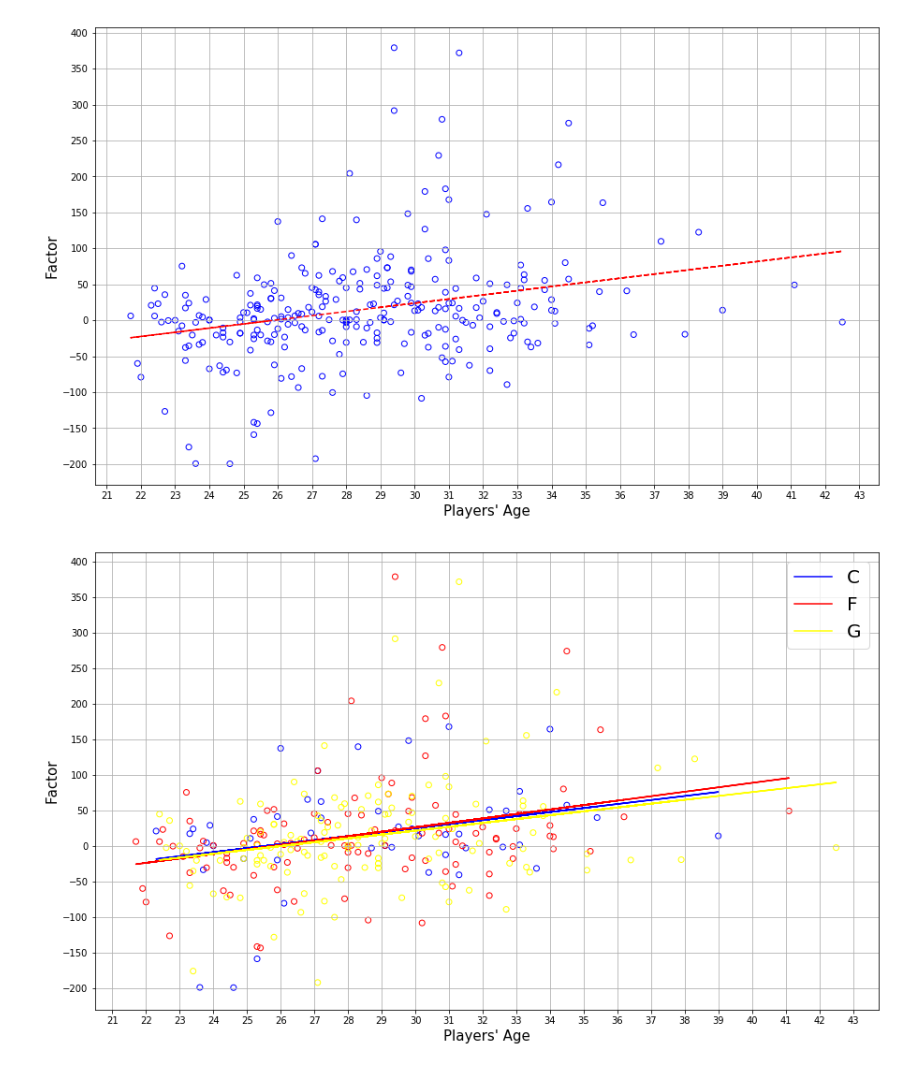
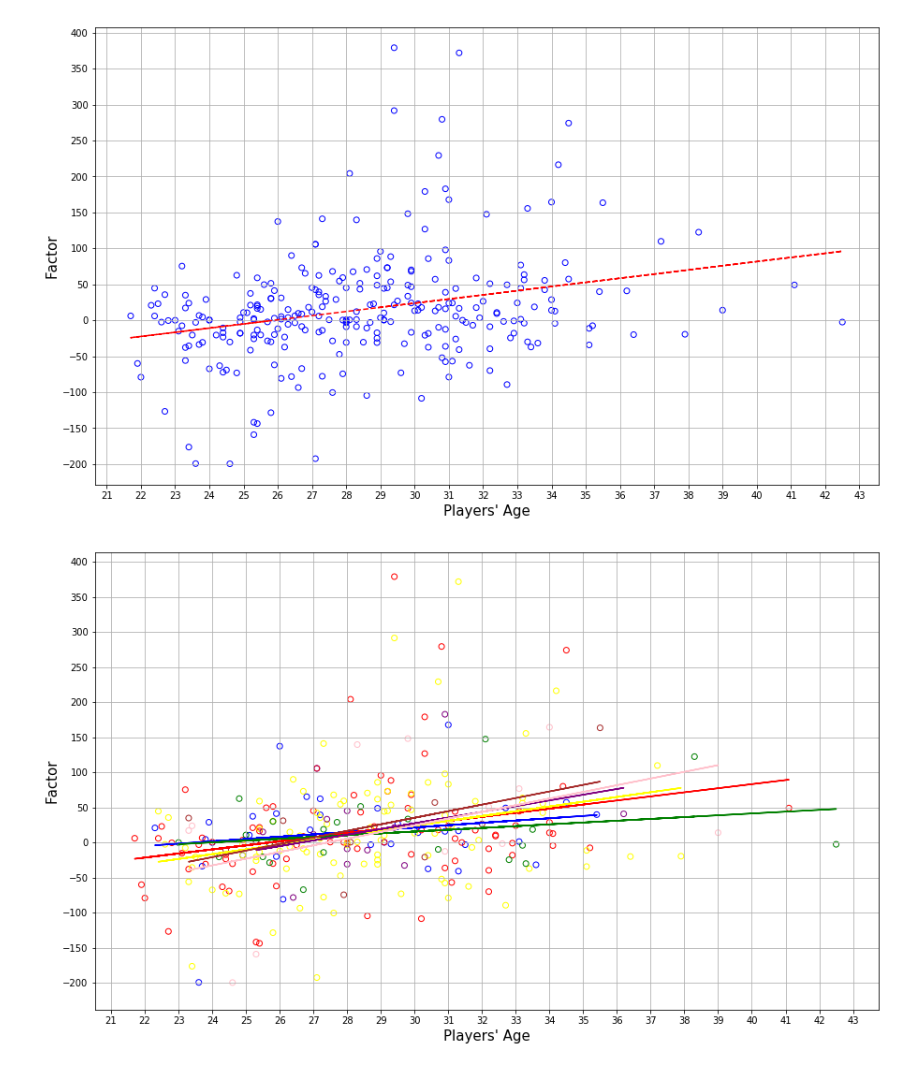
Before and after one commit to Fernandarangel23/Project-1---The-Jordans, a Jupyter notebook: NBA_Analysis.ipynb, the cells around one changed output. Cells and saved outputs as stored; diff of their text form; code cells hidden in the pictures.

Commit message:
update plot

```diff
--- a/NBA_Analysis.ipynb
+++ b/NBA_Analysis.ipynb
@@ -28,10 +28,10 @@ C-F    12
 F-G     9
 Name: Position, dtype: int64
 # %%
-df["Position"].replace("G-F", "G", inplace=True)
-df["Position"].replace("F-C", "F", inplace=True)
-df["Position"].replace("C-F", "C", inplace=True)
-df["Position"].replace("F-G", "F", inplace=True)
+#df["Position"].replace("G-F", "G", inplace=True)
+#df["Position"].replace("F-C", "F", inplace=True)
+#df["Position"].replace("C-F", "C", inplace=True)
+#df["Position"].replace("F-G", "F", inplace=True)
 # %%
 df["Position"].value_counts()
 # %% [output]
@@ -66,6 +70,10 @@ plt.show()
 c = df.loc[df["Position"] == "C"]
 f = df.loc[df["Position"] == "F"]
 g = df.loc[df["Position"] == "G"]
+gf = df.loc[df["Position"] == "G-F"]
+fc = df.loc[df["Position"] == "F-C"]
+cf = df.loc[df["Position"] == "C-F"]
+fg = df.loc[df["Position"] == "F-G"]
 
 x1 = c["Age"]
 y1 = c["Factor"]
@@ -73,34 +81,65 @@ x2 = f["Age"]
 y2 = f["Factor"]
 x3 = g["Age"]
 y3 = g["Factor"]
+x4 = gf["Age"]
+y4 = gf["Factor"]
+x5 = fc["Age"]
+y5 = fc["Factor"]
+x6 = cf["Age"]
+y6 = cf["Factor"]
+x7 = fg["Age"]
+y7 = fg["Factor"]
 
 plt.scatter(x1, y1, facecolors = "none", edgecolors = "blue")
 fig2 = plt.gcf()
 z1 = np.polyfit(x1, y1, 1)
 p1 = np.poly1d(z1)
 plt.plot(x1,p1(x1),"b-")
 
 ax2 = fig2.add_subplot(111)
 ax2.scatter(x2, y2, facecolors = "none", edgecolors = "red")
 z2 = np.polyfit(x2, y2, 1)
 p2 = np.poly1d(z2)
 plt.plot(x2,p2(x2),"r-")
 
 ax3 = fig2.add_subplot(111)
 ax3.scatter(x3, y3, facecolors = "none", edgecolors = "yellow")
 z3 = np.polyfit(x3, y3, 1)
 p3 = np.poly1d(z3)
-plt.plot(x3,p3(x3),"y-", color = "yellow")
+plt.plot(x3,p3(x3),"-", color = "yellow")
+
+ax4 = fig2.add_subplot(111)
+ax4.scatter(x4, y4, facecolors = "none", edgecolors = "green")
+z4 = np.polyfit(x4, y4, 1)
+p4 = np.poly1d(z4)
+plt.plot(x4,p4(x4),"g-")
+
+ax5 = fig2.add_subplot(111)
+ax5.scatter(x5, y5, facecolors = "none", edgecolors = "purple")
+z5 = np.polyfit(x5, y5, 1)
+p5 = np.poly1d(z5)
+plt.plot(x5,p5(x5),"-", color = "purple")
+
+ax6 = fig2.add_subplot(111)
+ax6.scatter(x6, y6, facecolors = "none", edgecolors = "pink")
+z6 = np.polyfit(x6, y6, 1)
+p6 = np.poly1d(z6)
+plt.plot(x6,p6(x6),"-", color = "pink")
+
+ax7 = fig2.add_subplot(111)
+ax7.scatter(x7, y7, facecolors = "none", edgecolors = "brown")
+z7 = np.polyfit(x7, y7, 1)
+p7 = np.poly1d(z7)
+plt.plot(x7,p7(x7),"-", color = "brown")
 
 plt.xticks(x_axis)
 plt.yticks(y_axis)
 plt.xlabel("Players' Age", fontsize = 15)
 plt.ylabel("Factor", fontsize = 15)
 
 fig2.set_size_inches(15, 9)
 positions = ["C", "F", "G"]
-plt.legend(labels = positions, loc = "upper right", prop = {"size" : 20})
 plt.grid()
 plt.show()
 # %% [output]
-[figure, old version]
+[figure, new version]
```
Also changed, not shown: parts of 1 cell of this notebook.
